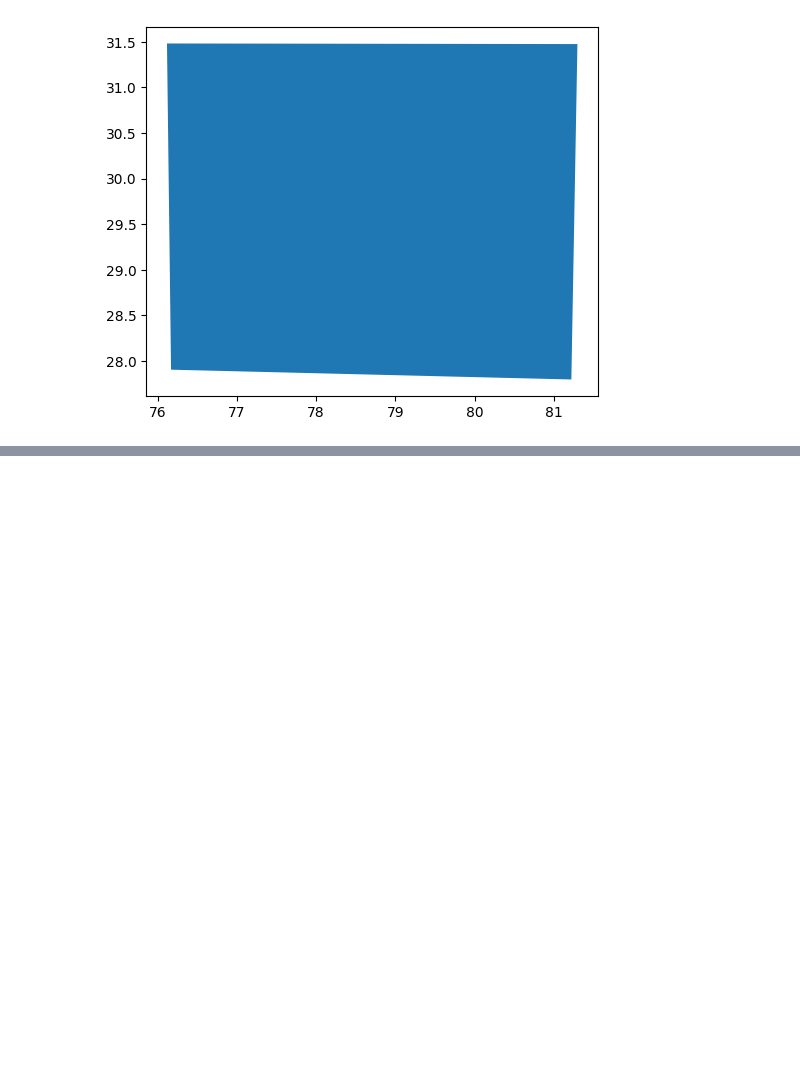
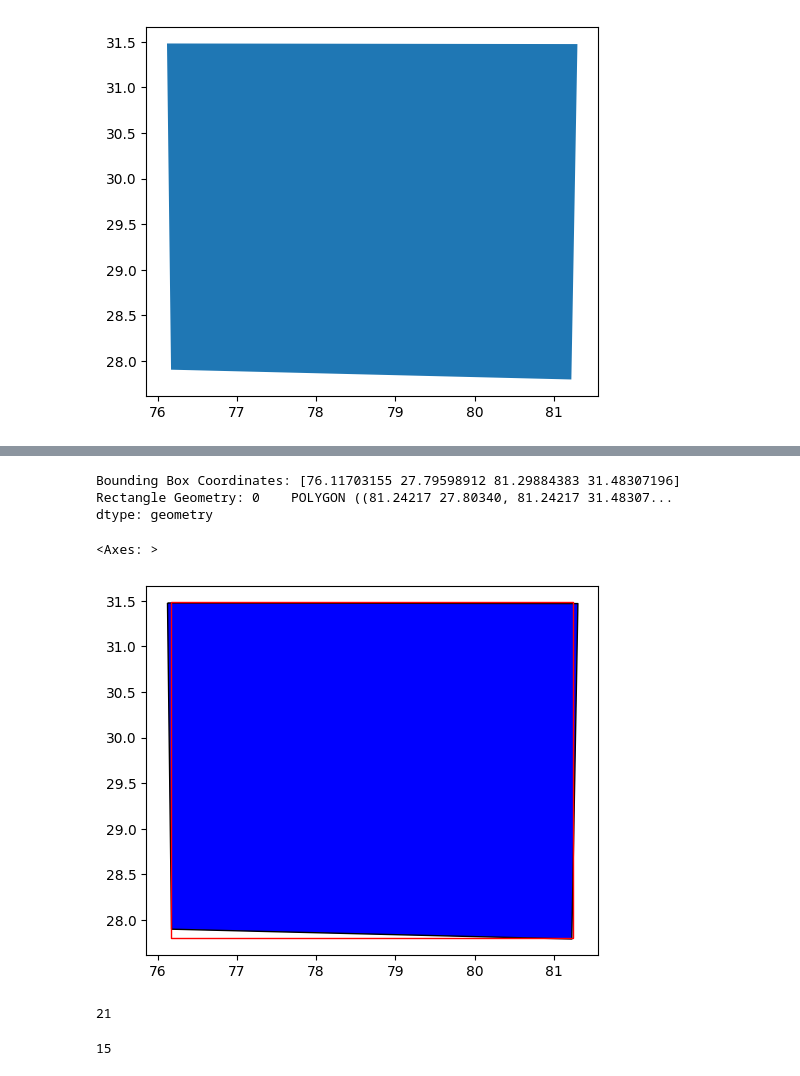
Before and after one commit to sonjaove/ML-hands-on, a Jupyter notebook: pasthistory.ipynb, the cells around one changed output, grey strips where cells are left out. Drawn from its saved outputs; the diff is of its cells as text; code cells hidden in the pictures; blank space fills up the shorter version.

```diff
--- a/pasthistory.ipynb
+++ b/pasthistory.ipynb
@@ -48,0 +59,46 @@ rectangle.plot(ax=ax, color='none', edgecolor='red')
+# %%
+#changing the parameters to improve the fit of the box.
+minx=76.16815971828309
+miny=27.803402904818343
+maxx=81.24216592787854
+# %%
+from shapely.geometry import box
+# Create a rectangle from these coordinates using shapely's box function
+rectangle = gpd.GeoSeries([box(minx, miny, maxx, maxy)], crs='epsg:4326')
+# Print the rectangle coordinates
+print(f"Bounding Box Coordinates: {bound_box}")
+print(f"Rectangle Geometry: {rectangle}")
+ax = gdf.plot(color='blue', edgecolor='k')
+rectangle.plot(ax=ax, color='none', edgecolor='red')
+# %% [output]
+Bounding Box Coordinates: [76.11703155 27.79598912 81.29884383 31.48307196]
+Rectangle Geometry: 0    POLYGON ((81.24217 27.80340, 81.24217 31.48307...
+dtype: geometry
+<Axes: >
+[figure, added]
+# %%
+# using minx and maxx, i.e the boundary poits for the grid.
+# initialize an empty list to store x-values for the custom grid
+x_values = []
+# generate x-values
+current_x = minx
+increment = 0.25 #this is an inceremnet of 0.25
+while current_x <= maxx:
+    x_values.append(current_x)
+    current_x += increment
+len(x_values)
+# %% [output]
+21
+# %%
+# using miny and maxy, i.e the boundary poits for the grid.
+# initialize an empty list to store y-values for the custom grid
+y_values = []
+# generate y-values
+current_y = miny
+increment = 0.25 #this is an inceremnt of 0.25
+while current_y <= maxy:
+    y_values.append(current_y)
+    current_y += increment
+len(y_values)
+# %% [output]
+15
```
Also changed, not shown: parts of 10 cells of this notebook.
